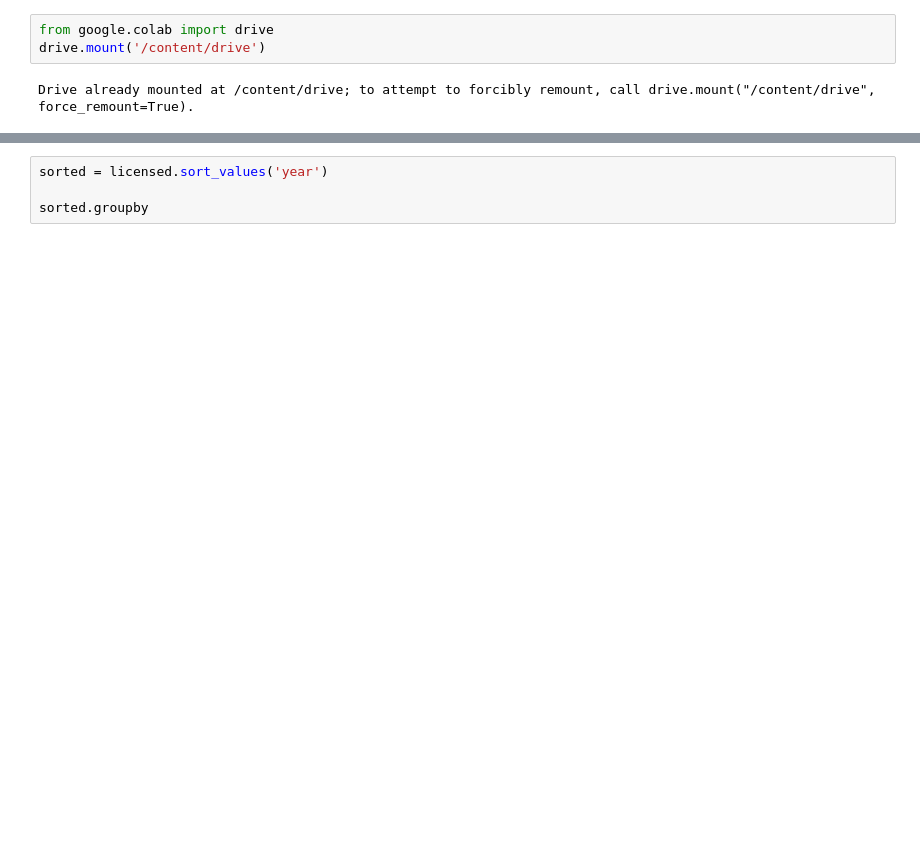
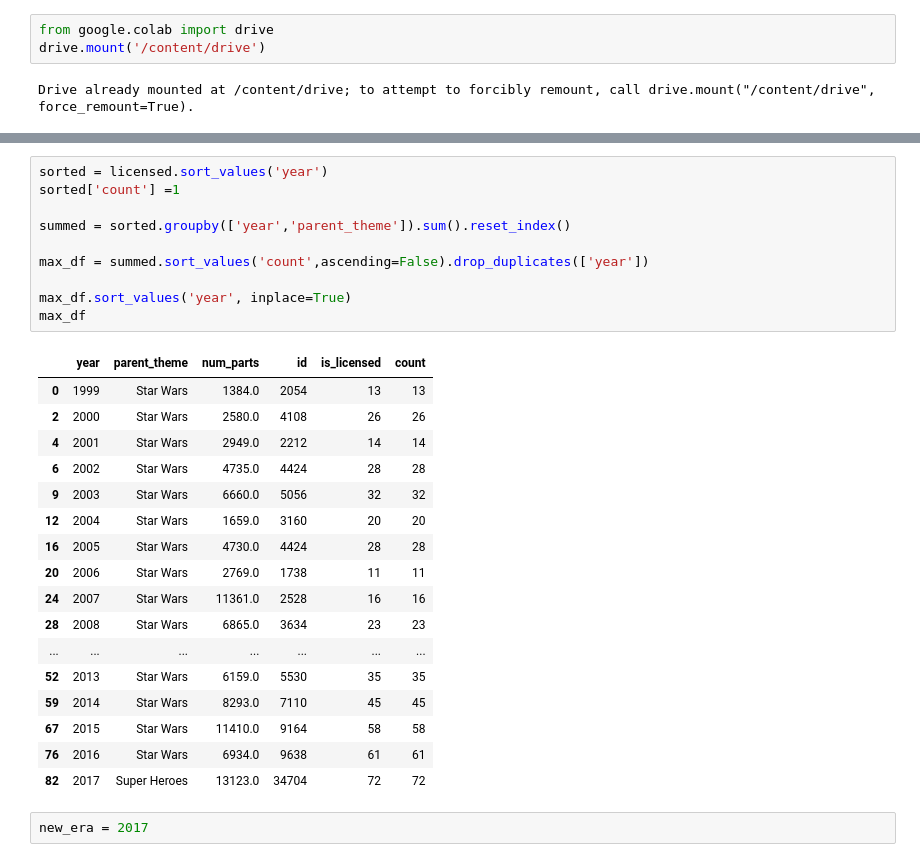
Before and after one commit to Ayushmi-Adh/LegoDataAnalysis, a Jupyter notebook: LegoDataAnalysis.ipynb, the cells around one changed output, grey strips where cells are left out. Drawn from its saved outputs; the diff is of its cells as text; blank space fills up the shorter version.

```diff
--- a/LegoDataAnalysis.ipynb
+++ b/LegoDataAnalysis.ipynb
@@ -28,4 +91,30 @@ the_force
-# %%
-sorted = licensed.sort_values('year')
-
-sorted.groupby
+# %%
+sorted = licensed.sort_values('year')
+sorted['count'] =1
+
+summed = sorted.groupby(['year','parent_theme']).sum().reset_index()
+
+max_df = summed.sort_values('count',ascending=False).drop_duplicates(['year'])
+
+max_df.sort_values('year', inplace=True)
+max_df
+# %% [output]
+|  | year | parent_theme | num_parts | id | is_licensed | count |
+| 0 | 1999 | Star Wars | 1384.0 | 2054 | 13 | 13 |
+| 2 | 2000 | Star Wars | 2580.0 | 4108 | 26 | 26 |
+| 4 | 2001 | Star Wars | 2949.0 | 2212 | 14 | 14 |
+| 6 | 2002 | Star Wars | 4735.0 | 4424 | 28 | 28 |
+| 9 | 2003 | Star Wars | 6660.0 | 5056 | 32 | 32 |
+| 12 | 2004 | Star Wars | 1659.0 | 3160 | 20 | 20 |
+| 16 | 2005 | Star Wars | 4730.0 | 4424 | 28 | 28 |
+| 20 | 2006 | Star Wars | 2769.0 | 1738 | 11 | 11 |
+| 24 | 2007 | Star Wars | 11361.0 | 2528 | 16 | 16 |
+| 28 | 2008 | Star Wars | 6865.0 | 3634 | 23 | 23 |
+| ... | ... | ... | ... | ... | ... | ... |
+| 52 | 2013 | Star Wars | 6159.0 | 5530 | 35 | 35 |
+| 59 | 2014 | Star Wars | 8293.0 | 7110 | 45 | 45 |
+| 67 | 2015 | Star Wars | 11410.0 | 9164 | 58 | 58 |
+| 76 | 2016 | Star Wars | 6934.0 | 9638 | 61 | 61 |
+| 82 | 2017 | Super Heroes | 13123.0 | 34704 | 72 | 72 |
+# %%
+new_era = 2017
```
Also changed, not shown: parts of 5 cells of this notebook.
